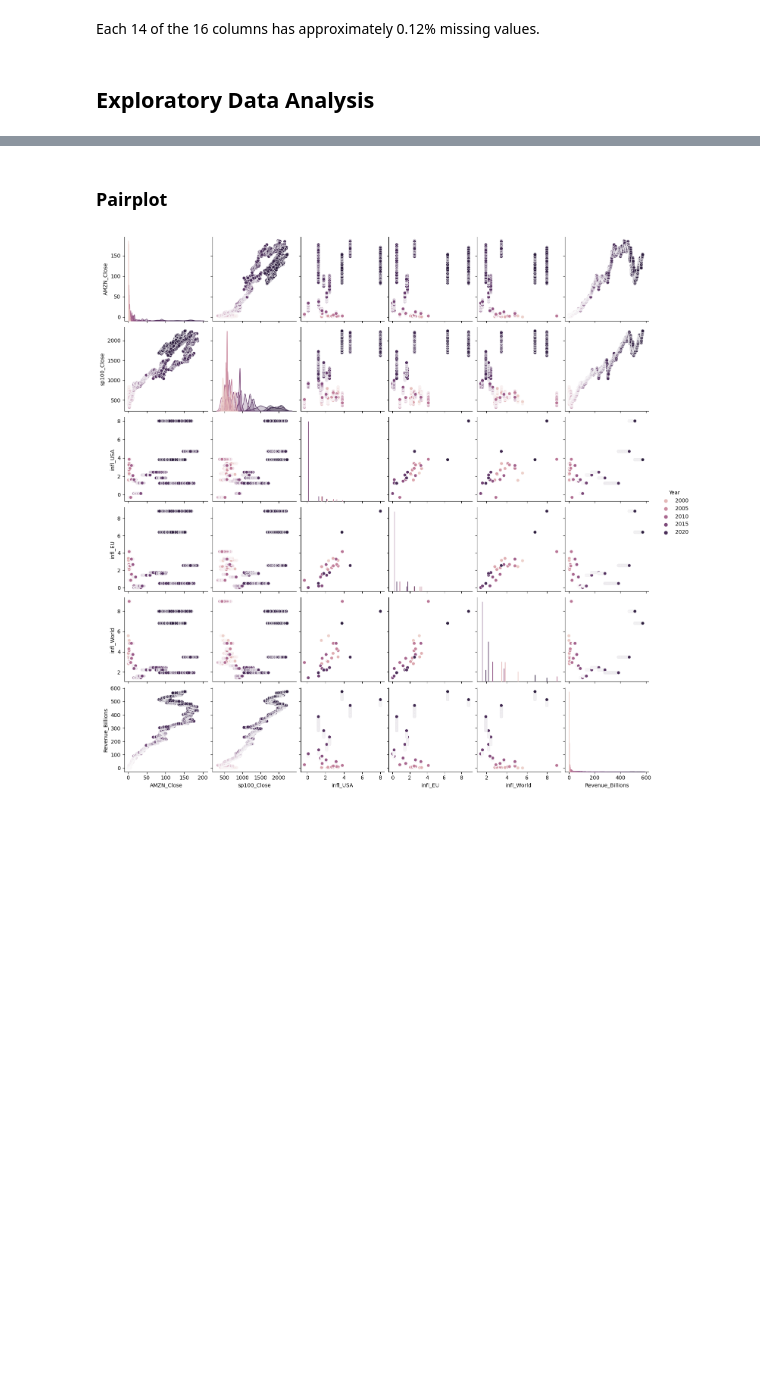
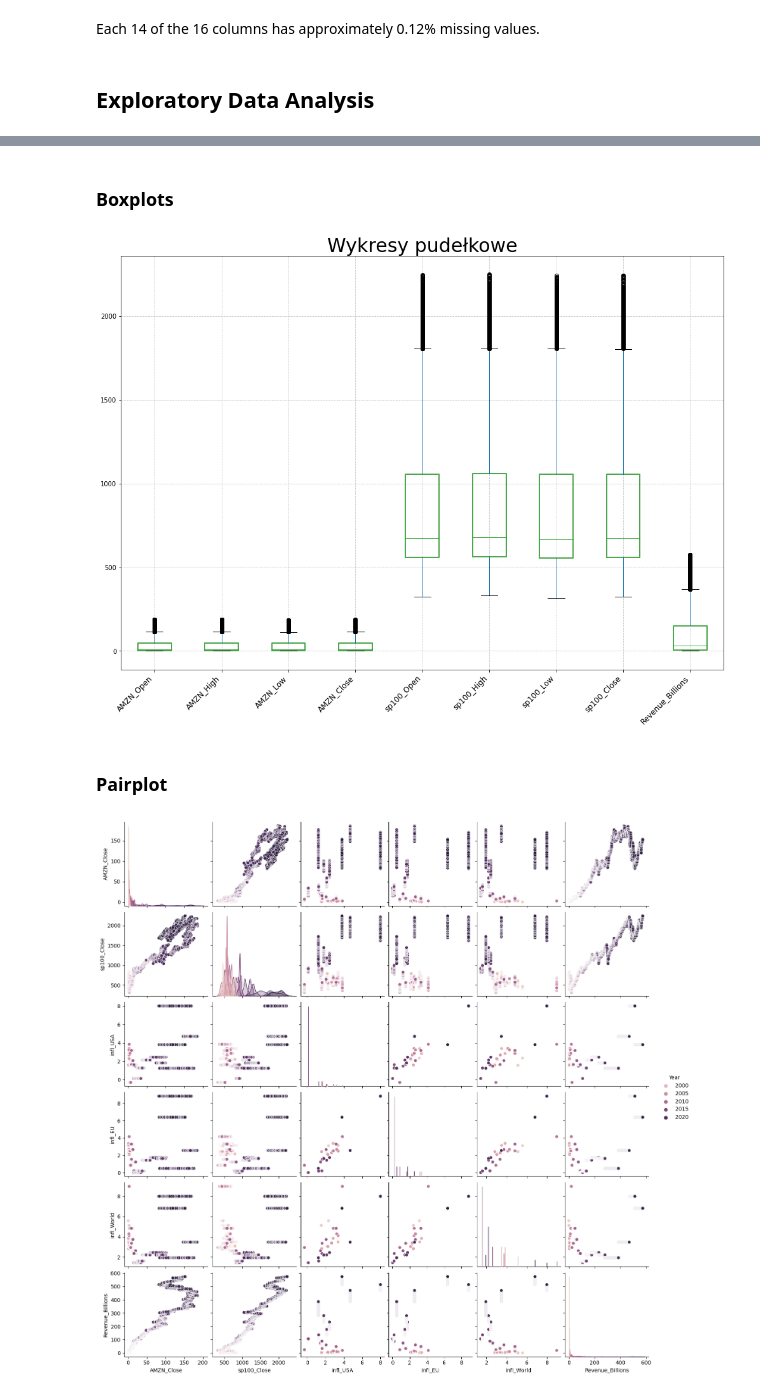
Before and after one commit to Galicheck/MJNWM-Project, a Jupyter notebook: Project_AMZN_prediction.ipynb, the cells around one changed output, grey strips where cells are left out. Cells and saved outputs as stored; diff of their text form; code cells hidden in the pictures; blank space fills up the shorter version.

```diff
--- a/Project_AMZN_prediction.ipynb
+++ b/Project_AMZN_prediction.ipynb
@@ -202,3 +235,16 @@ Each 14 of the 16 columns has approximately 0.12% missing values.
+# %% [markdown]
+### Boxplots
+# %%
+plt.figure(figsize=(17, 12))
+boxprops = dict(linestyle='-', linewidth=2, color='green', alpha=0.7)
+data2 = data.drop(columns=['Date','sp100_Volume','AMZN_Volume','Year','infl_USA', 'infl_EU', 'infl_World'], errors='ignore')
+data2.boxplot(boxprops=boxprops)
+plt.grid(True, linestyle='--', alpha=0.7)
+plt.xticks(rotation=45, ha='right',size=12)
+plt.title('Wykresy pudełkowe',size = 30)
+plt.show()
+# %% [output]
+[figure, added]
 # %% [markdown]
 ### Pairplot
 # %%
```
Also changed, not shown: parts of 3 cells of this notebook.
